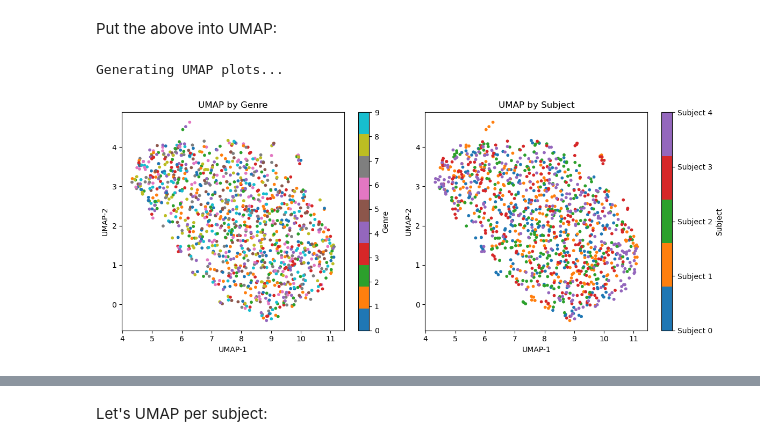
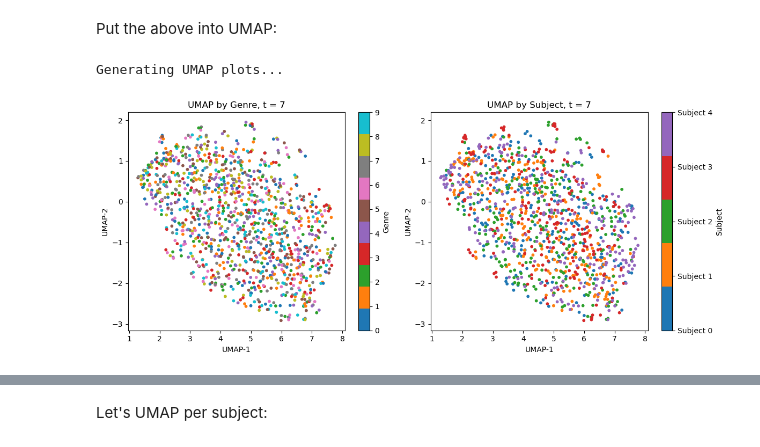
Before and after one commit to jenniarakaki/n120, a Jupyter notebook: log_regression.ipynb, the cells around one changed output, grey strips where cells are left out. Saved outputs shown, nothing was run; the diff lists cells and outputs as text; code cells hidden in the pictures.

```diff
--- a/log_regression.ipynb
+++ b/log_regression.ipynb
@@ -175,3 +224,35 @@ print(genre_labels_named_1200[:12])     # should show 3 tracks × 4 reps
+# %%
+def run_umap_at_timepoint(offset=8, pca_components=100):
+    all_subjects_pca = []
+    all_subject_ids = []
+
+    for subject_idx, subject_data in enumerate(subject_list):
+        samples = []
+        for track_idx in range(60):
+            for rep in range(4):
+                t = track_idx * 10 + offset
+                if t >= subject_data.shape[2]:
+                    continue  # skip if timepoint is out of bounds
+                voxel_vector = subject_data[:, rep, t]
+                samples.append(voxel_vector)
+
+        subject_matrix = np.stack(samples)  # shape: [240, n_voxels]
+
+        # Run PCA per subject to reduce to same # of dimensions
+        pca = PCA(n_components=pca_components)
+        subject_matrix_pca = pca.fit_transform(subject_matrix)  # shape: [240, 100]
+
+        all_subjects_pca.append(subject_matrix_pca)
+        all_subject_ids.extend([subject_idx] * subject_matrix_pca.shape[0])
+
+    data_matrix = np.vstack(all_subjects_pca)  # shape: [1200, 100]
+    subject_ids = np.array(all_subject_ids)
+
+    # UMAP
+    reducer = umap.UMAP(n_neighbors=15, min_dist=0.1, n_components=2, random_state=42)
+    embedding = reducer.fit_transform(data_matrix)
+
+    return embedding, subject_ids
 # %% [markdown]
 Put the above into UMAP:
 # %%
@@ -181,44 +262,44 @@ from sklearn.preprocessing import LabelEncoder
 
 # --- Step 1: UMAP from 100D → 2D ---
 reducer = umap.UMAP(n_neighbors=15, min_dist=0.1, n_components=2, random_state=42)
-embedding = reducer.fit_transform(data_matrix)  # shape: [n_samples, 2]
-subject_ids = np.repeat(np.arange(5), 240)  # shape: (1200,)
+embedding, subject_ids = run_umap_at_timepoint(offset=7)
+
 
 # --- Step 2: Encode genre labels ---
 genre_encoder = LabelEncoder()
 genre_encoded = genre_encoder.fit_transform(genre_labels_named_1200)
 
 # --- Step 3: Create custom colormap for 5 subjects ---
 subject_cmap = ListedColormap(['#1f77b4', '#ff7f0e', '#2ca02c', '#d62728', '#9467bd'])
 
 # --- Step 4: Plot both genre and subject ---
 plt.figure(figsize=(12, 5))
 
 # -- Plot by Genre --
 print("Generating UMAP plots...")
 plt.subplot(1, 2, 1)
 scatter1 = plt.scatter(embedding[:, 0], embedding[:, 1], c=genre_encoded, cmap='tab10', s=10)
-plt.title("UMAP by Genre")
+plt.title("UMAP by Genre, t = 7")
 plt.xlabel("UMAP-1")
 plt.ylabel("UMAP-2")
 cbar1 = plt.colorbar(scatter1, ticks=range(10))
 cbar1.set_label("Genre")
 
 # -- Plot by Subject (with fixed 5-color map) --
 plt.subplot(1, 2, 2)
 scatter2 = plt.scatter(embedding[:, 0], embedding[:, 1], c=subject_ids, cmap=subject_cmap, s=10)
-plt.title("UMAP by Subject")
+plt.title("UMAP by Subject, t = 7")
 plt.xlabel("UMAP-1")
 plt.ylabel("UMAP-2")
 cbar2 = plt.colorbar(scatter2, ticks=range(5))
 cbar2.set_label("Subject")
 cbar2.set_ticklabels([f"Subject {i}" for i in range(5)])
 
 plt.tight_layout()
 plt.show()
 # %% [output]
 Generating UMAP plots...
-[figure, old version]
+[figure, new version]
 # %%
 from sklearn.cluster import KMeans
 import matplotlib.pyplot as plt
```
Also changed, not shown: parts of 16 cells of this notebook.
